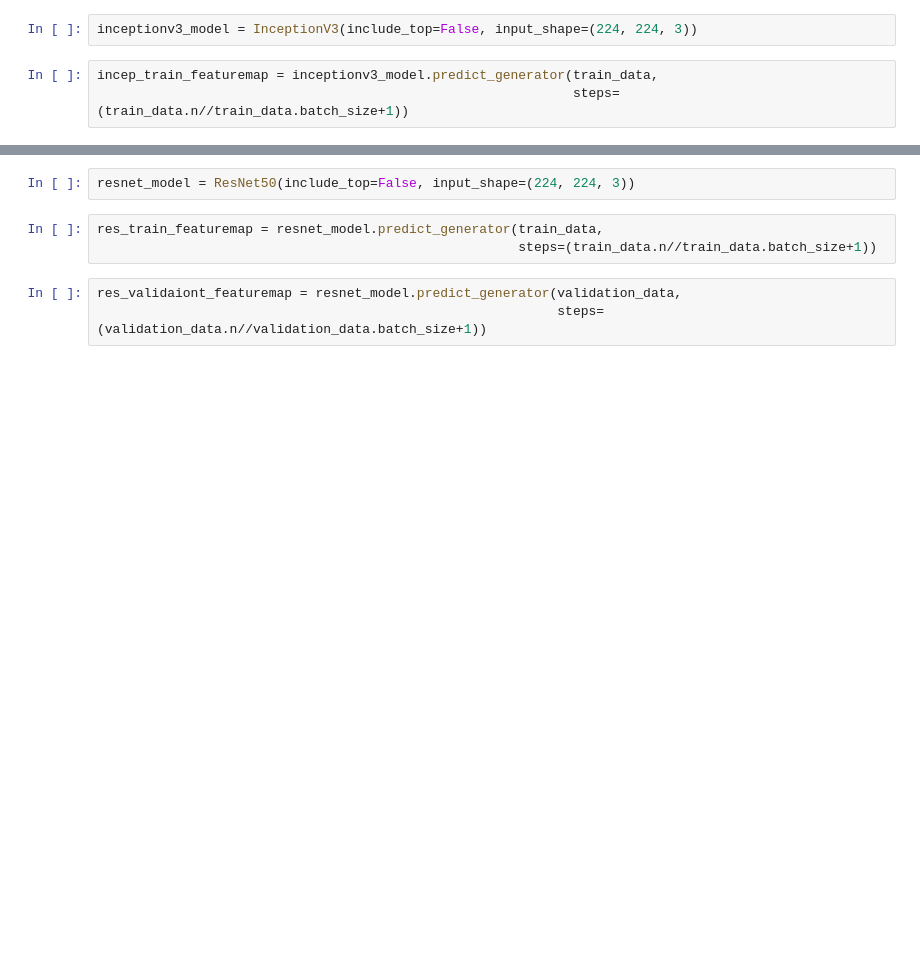
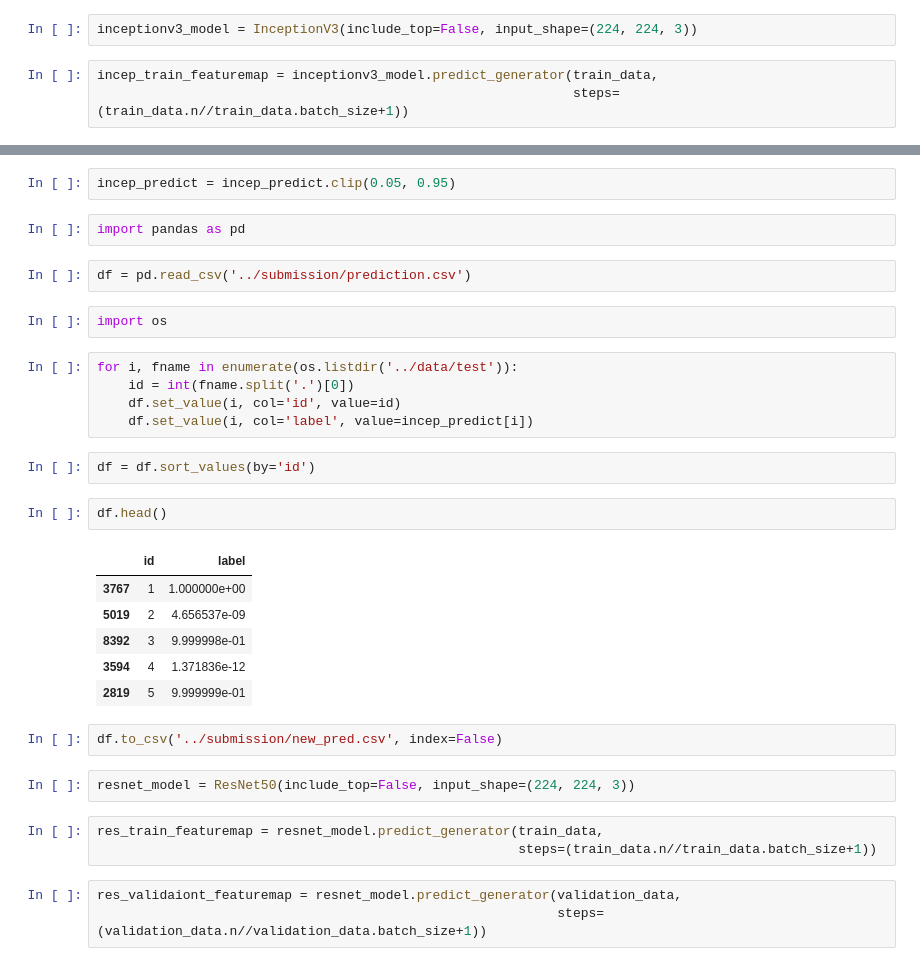
Before and after one commit to L1aoXingyu/kaggle_dog_vs_cat, a Jupyter notebook: model/pre-train-model.ipynb, the cells around one changed output, grey strips where cells are left out. Cells and saved outputs as stored; diff of their text form; blank space fills up the shorter version.

```diff
--- a/model/pre-train-model.ipynb
+++ b/model/pre-train-model.ipynb
@@ -121,3 +186,29 @@ incep_validation_featuremap = inceptionv3_model.predict_generator(validation_dat
+# %%
+incep_predict = incep_predict.clip(0.05, 0.95)
+# %%
+import pandas as pd
+# %%
+df = pd.read_csv('../submission/prediction.csv')
+# %%
+import os
+# %%
+for i, fname in enumerate(os.listdir('../data/test')):
+    id = int(fname.split('.')[0])
+    df.set_value(i, col='id', value=id)
+    df.set_value(i, col='label', value=incep_predict[i])
+# %%
+df = df.sort_values(by='id')
+# %%
+df.head()
+# %% [output]
+|  | id | label |
+| 3767 | 1 | 1.000000e+00 |
+| 5019 | 2 | 4.656537e-09 |
+| 8392 | 3 | 9.999998e-01 |
+| 3594 | 4 | 1.371836e-12 |
+| 2819 | 5 | 9.999999e-01 |
+# %%
+df.to_csv('../submission/new_pred.csv', index=False)
 # %%
 resnet_model = ResNet50(include_top=False, input_shape=(224, 224, 3))
 # %%
```
Also changed, not shown: parts of 18 cells of this notebook, 1 other file.
